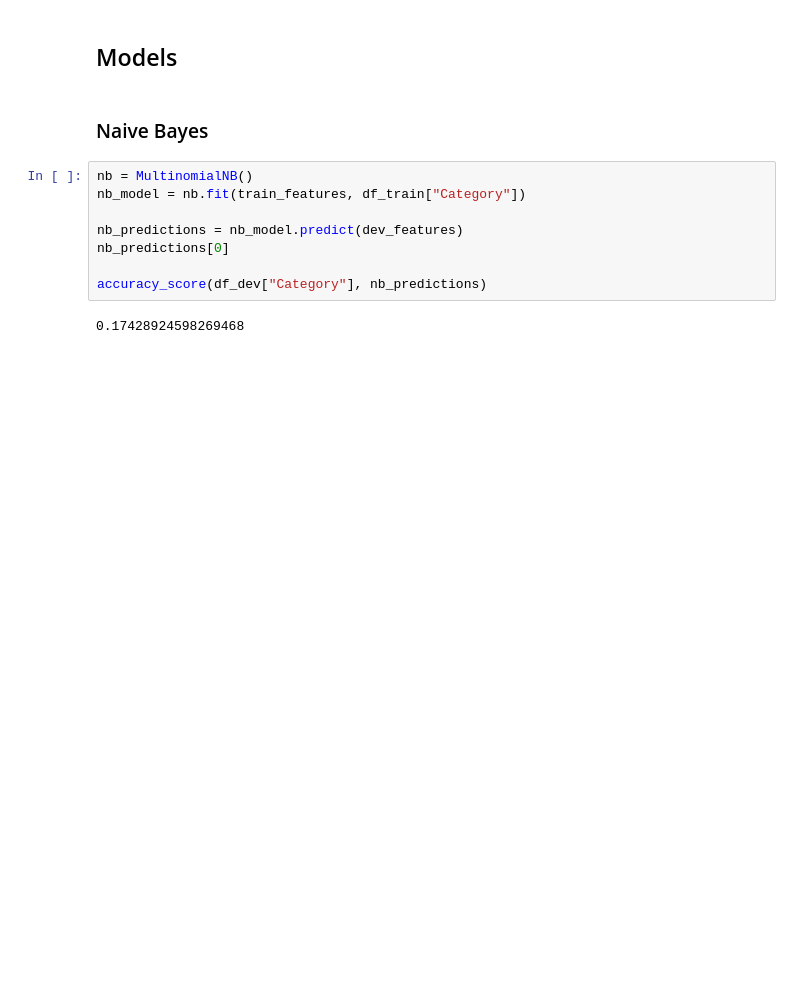
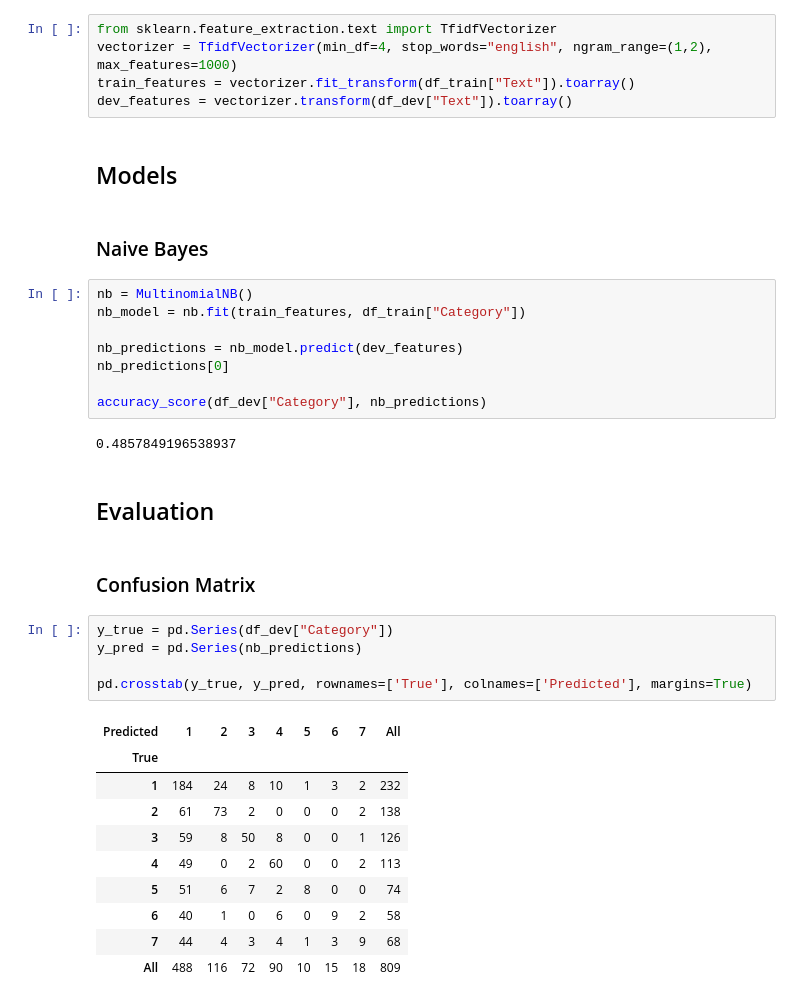
Before and after one commit to vijayv/nlp_fall2015, a Jupyter notebook: assignment2/Assignment 2.ipynb, the cells around one changed output. Cells and saved outputs as stored; diff of their text form; blank space fills up the shorter version.

```diff
--- a/assignment2/Assignment 2.ipynb
+++ b/assignment2/Assignment 2.ipynb
@@ -81,3 +108,8 @@ RegexpTokenizer(pattern='when you are trying to ask somebody out', gaps=False, d
+# %%
+from sklearn.feature_extraction.text import TfidfVectorizer
+vectorizer = TfidfVectorizer(min_df=4, stop_words="english", ngram_range=(1,2), max_features=1000)
+train_features = vectorizer.fit_transform(df_train["Text"]).toarray()
+dev_features = vectorizer.transform(df_dev["Text"]).toarray()
 # %% [markdown]
 ## Models
 # %% [markdown]
@@ -91,4 +123,24 @@ nb_predictions[0]
 
 accuracy_score(df_dev["Category"], nb_predictions)
 # %% [output]
-0.17428924598269468
+0.4857849196538937
+# %% [markdown]
+## Evaluation
+# %% [markdown]
+### Confusion Matrix
+# %%
+y_true = pd.Series(df_dev["Category"])
+y_pred = pd.Series(nb_predictions)
+
+pd.crosstab(y_true, y_pred, rownames=['True'], colnames=['Predicted'], margins=True)
+# %% [output]
+| Predicted | 1 | 2 | 3 | 4 | 5 | 6 | 7 | All |
+| True |  |  |  |  |  |  |  |  |
+| 1 | 184 | 24 | 8 | 10 | 1 | 3 | 2 | 232 |
+| 2 | 61 | 73 | 2 | 0 | 0 | 0 | 2 | 138 |
+| 3 | 59 | 8 | 50 | 8 | 0 | 0 | 1 | 126 |
+| 4 | 49 | 0 | 2 | 60 | 0 | 0 | 2 | 113 |
+| 5 | 51 | 6 | 7 | 2 | 8 | 0 | 0 | 74 |
+| 6 | 40 | 1 | 0 | 6 | 0 | 9 | 2 | 58 |
+| 7 | 44 | 4 | 3 | 4 | 1 | 3 | 9 | 68 |
+| All | 488 | 116 | 72 | 90 | 10 | 15 | 18 | 809 |
```
Also changed, not shown: parts of 8 cells of this notebook, 2 other files.
